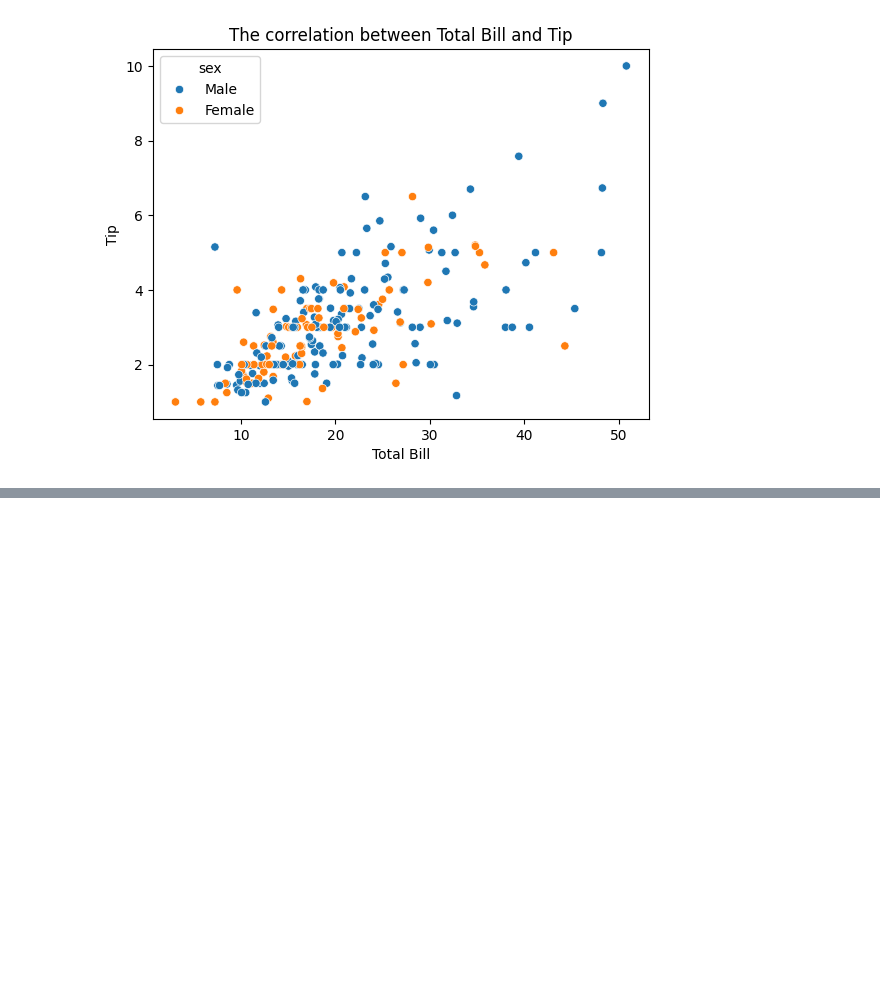
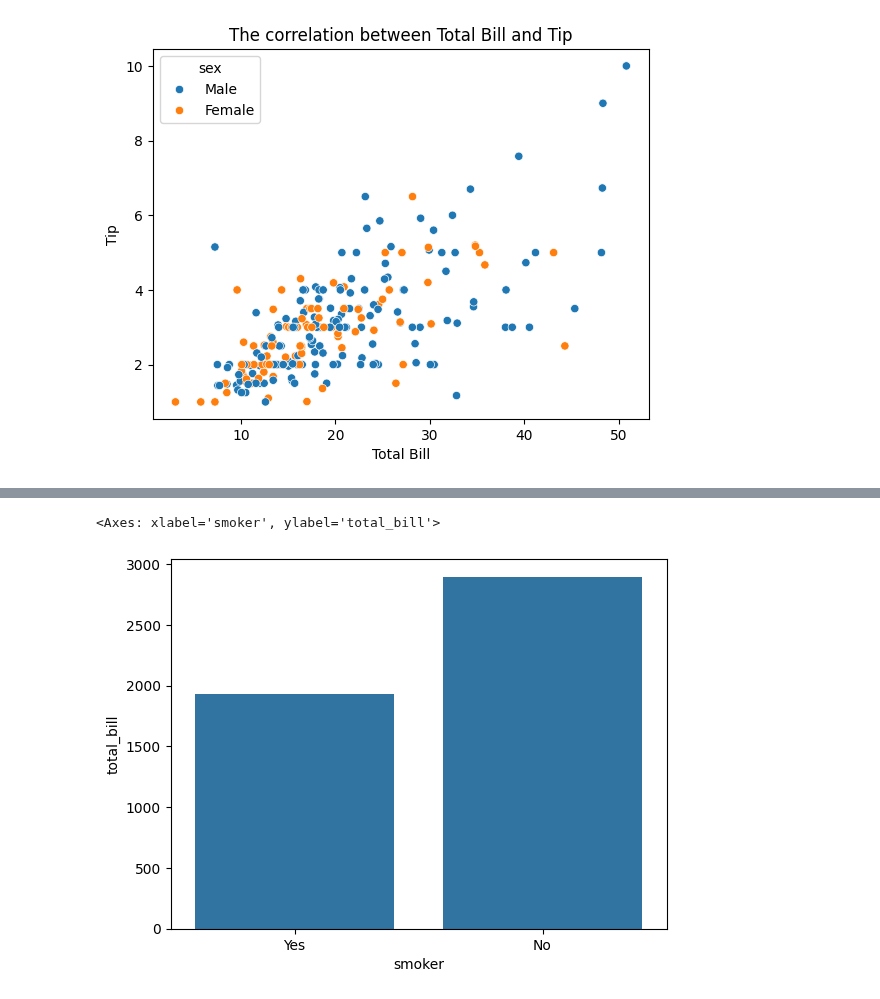
Before and after one commit to HenryHai0407/Web_Scraping_Python, a Jupyter notebook: matplotlib/mp2.ipynb, the cells around one changed output, grey strips where cells are left out. Drawn from its saved outputs; the diff is of its cells as text; code cells hidden in the pictures; blank space fills up the shorter version.

```diff
--- a/matplotlib/mp2.ipynb
+++ b/matplotlib/mp2.ipynb
@@ -51,0 +58,6 @@ Text(0, 0.5, 'Tip')
+# %%
+grouped_data1= df.groupby('smoker',as_index=False)['total_bill'].sum()
+sns.barplot(x='smoker',y='total_bill',data=grouped_data1)
+# %% [output]
+<Axes: xlabel='smoker', ylabel='total_bill'>
+[figure, added]
```
Also changed, not shown: parts of 3 cells of this notebook.
